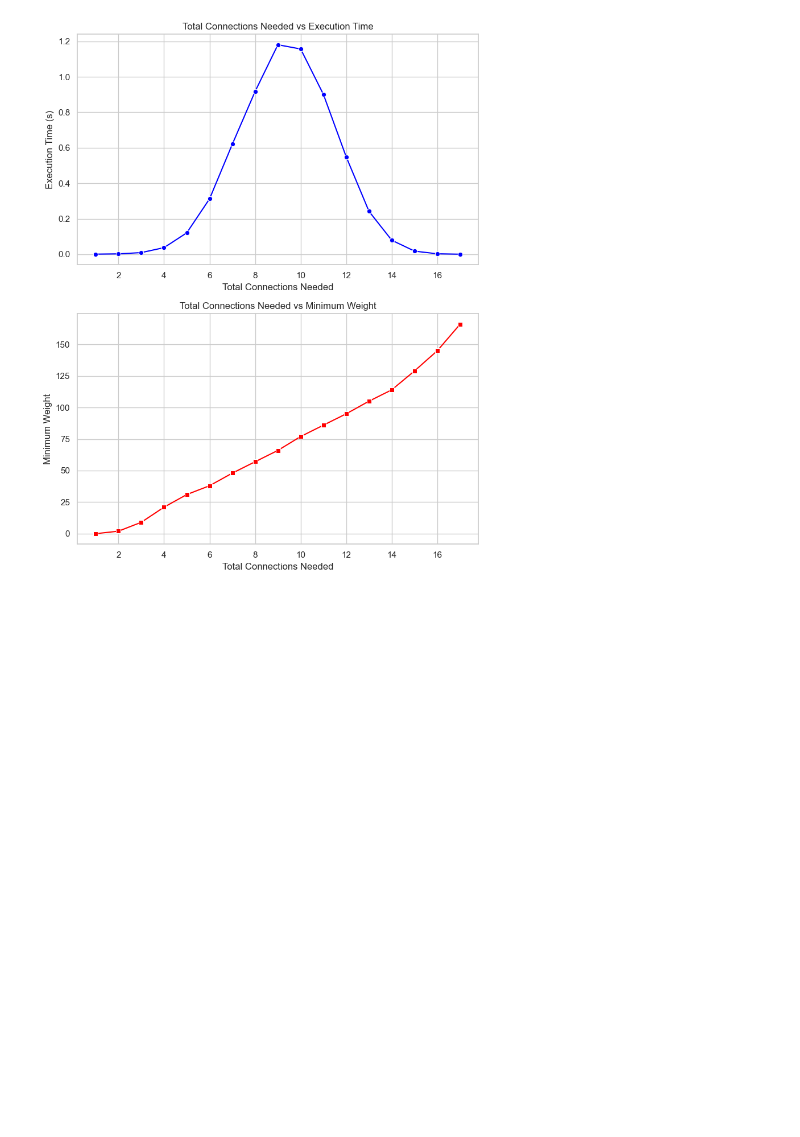
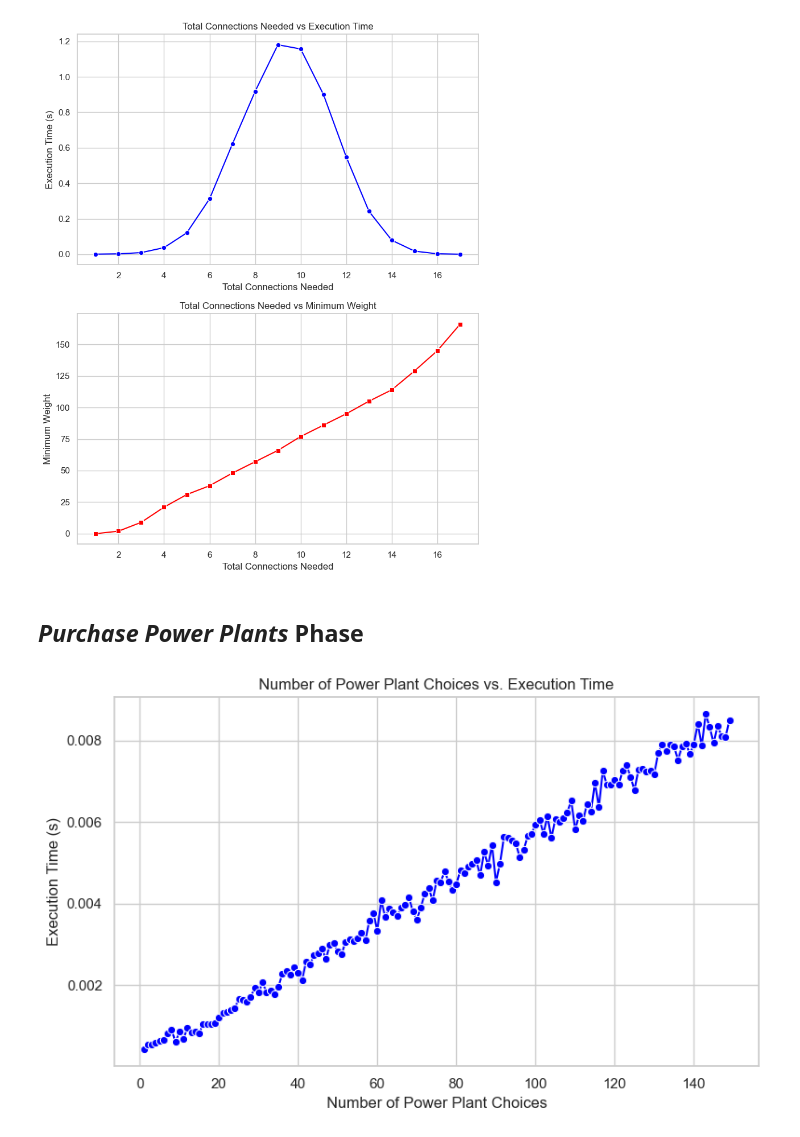
Before and after one commit to Cubified/power_grid, a Jupyter notebook: 00_algorithm_experiments.ipynb, the cells around one changed output. Saved outputs shown, nothing was run; the diff lists cells and outputs as text; code cells hidden in the pictures; blank space fills up the shorter version.

Commit message:
Add experiments for remaining phases

```diff
--- a/00_algorithm_experiments.ipynb
+++ b/00_algorithm_experiments.ipynb
@@ -66,13 +66,19 @@ nx.write_network_text(Gp)
 ## *Purchase Power Plants* Phase
 # %%
 def argmin(a):
+    if len(a) == 0:
+        return 0
     return min(range(len(a)), key=lambda x : a[x])
 def argmax(a):
+    if len(a) == 0:
+        return 0
     return max(range(len(a)), key=lambda x : a[x])
 
 def max_pow(P, f, ResourceCost, K):
     dp = []
     Pp = []
+    if f <= 0:
+        return (0, 0, dp, Pp)
     for i in range(len(P) + 1):
         dp.append([0 for j in range(f + 1)])
         Pp.append([set() for j in range(f + 1)])
@@ -397,3 +403,61 @@ plt.tight_layout()
 plt.show()
 # %% [output]
 [figure]
+# %% [markdown]
+## *Purchase Power Plants* Phase
+# %%
+import matplotlib.pyplot as plt
+import seaborn as sns
+import random
+
+f = 50
+P_player = [
+    (31, 'Coal', 3, 6),
+    (36, 'Coal', 3, 7),
+    (5, 'Uranium', 1, 1),
+]
+P_max = 3
+ResourceCost = {
+    'Coal': 1,
+    'Oil': 2,
+    'Trash': 5,
+    'Uranium': 10
+}
+K = 10
+
+xs = []
+ys = []
+max_p = 150
+n_trials = 10
+for i in range(1, max_p):
+    avg = 0
+    for j in range(n_trials):
+        plants = []
+        for k in range(i):
+            plants.append((
+                random.randint(1, 100),
+                ['Coal', 'Oil', 'Trash', 'Uranium'][random.randint(0, 3)],
+                random.randint(1, 4),
+                random.randint(1, 8)
+            ))
+
+        start = time.time()
+        phase1_purchase_power_plants(plants, f, P_player, P_max, ResourceCost, K)
+        end = time.time()
+        avg += end - start
+
+    xs.append(i)
+    ys.append(avg / n_trials)
+
+sns.set(style="whitegrid")
+fig, ax = plt.subplots(1, 1, figsize=(8, 5))
+
+sns.lineplot(x=xs, y=ys, marker='o', color='blue', ax=ax)
+ax.set_title("Number of Power Plant Choices vs. Execution Time")
+ax.set_xlabel("Number of Power Plant Choices")
+ax.set_ylabel("Execution Time (s)")
+
+plt.tight_layout()
+plt.show()
+# %% [output]
+[figure, added]
```
Also changed, not shown: parts of 6 cells of this notebook.
